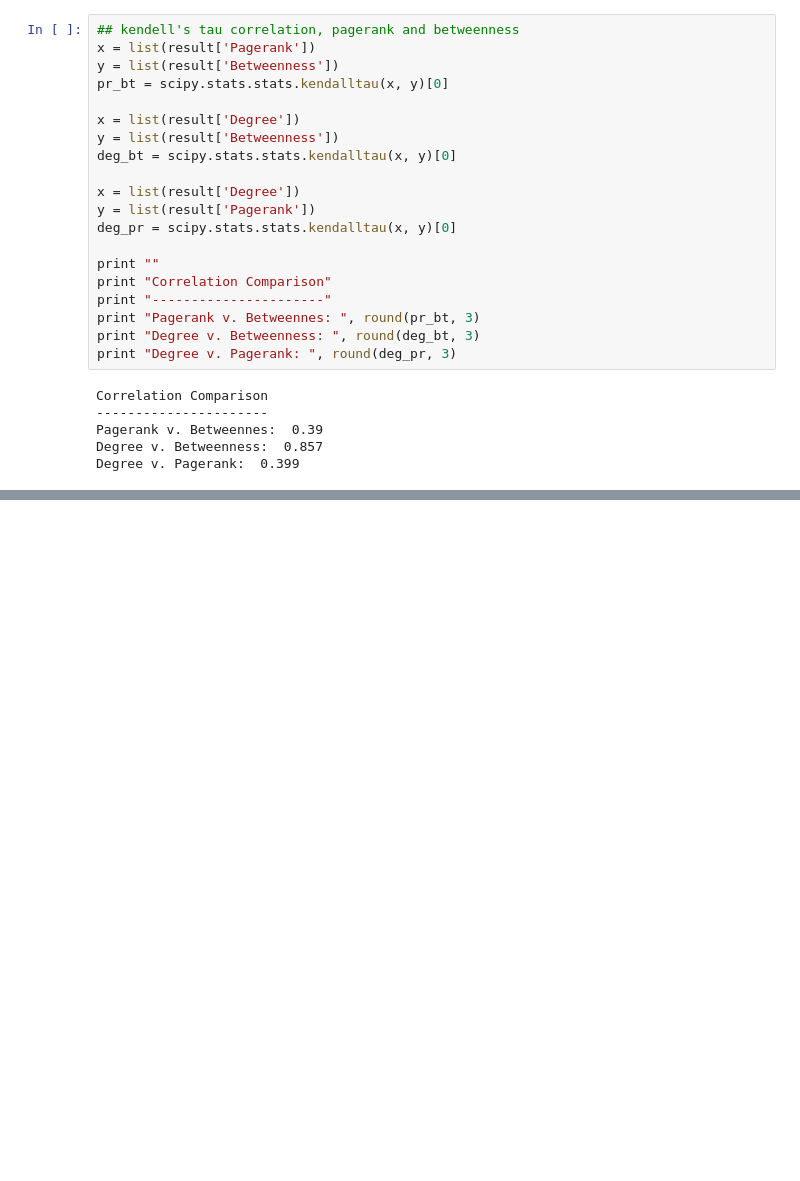
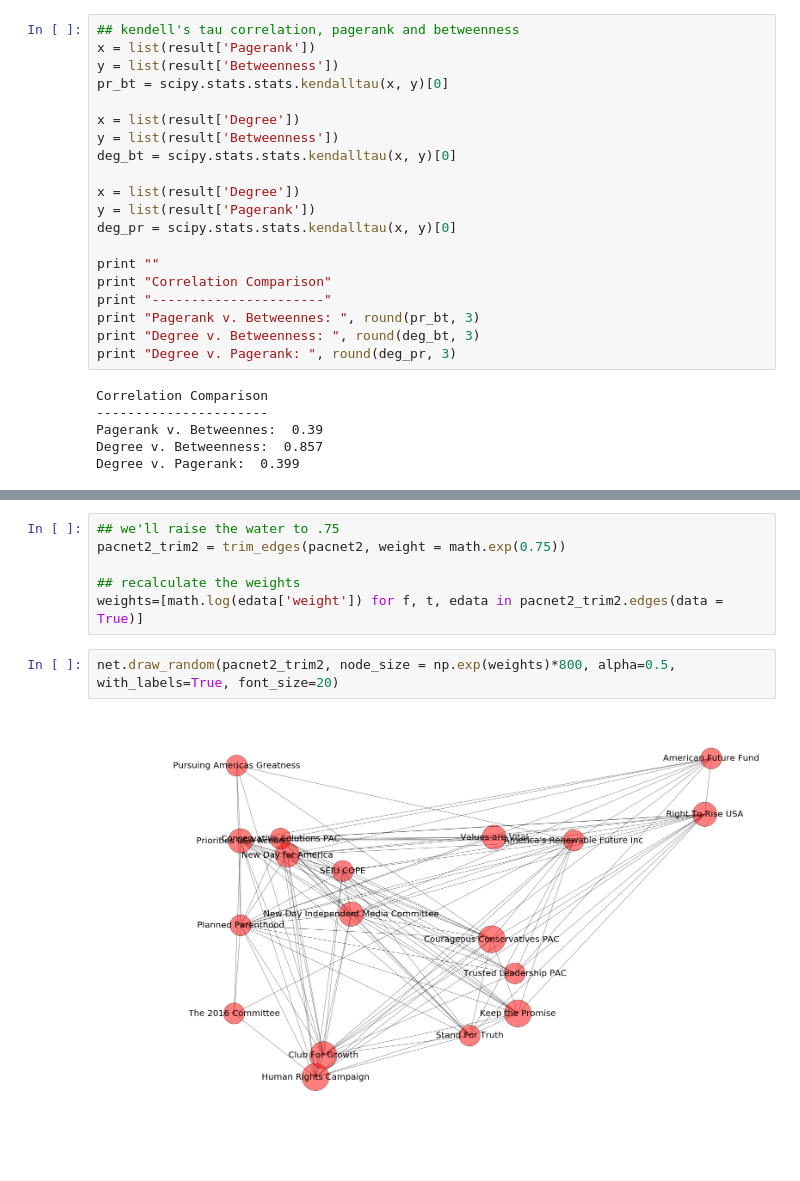
Before and after one commit to tdetzel/IS620_Notebooks, a Jupyter notebook: fec-Copy6.ipynb, the cells around one changed output, grey strips where cells are left out. Drawn from its saved outputs; the diff is of its cells as text; blank space fills up the shorter version.

```diff
--- a/fec-Copy6.ipynb
+++ b/fec-Copy6.ipynb
@@ -672,0 +710,10 @@ Degree v. Pagerank:  0.399
+# %%
+## we'll raise the water to .75
+pacnet2_trim2 = trim_edges(pacnet2, weight = math.exp(0.75))
+
+## recalculate the weights
+weights=[math.log(edata['weight']) for f, t, edata in pacnet2_trim2.edges(data = True)]
+# %%
+net.draw_random(pacnet2_trim2, node_size = np.exp(weights)*800, alpha=0.5, with_labels=True, font_size=20)
+# %% [output]
+[figure, added]
```
Also changed, not shown: parts of 17 cells of this notebook.
